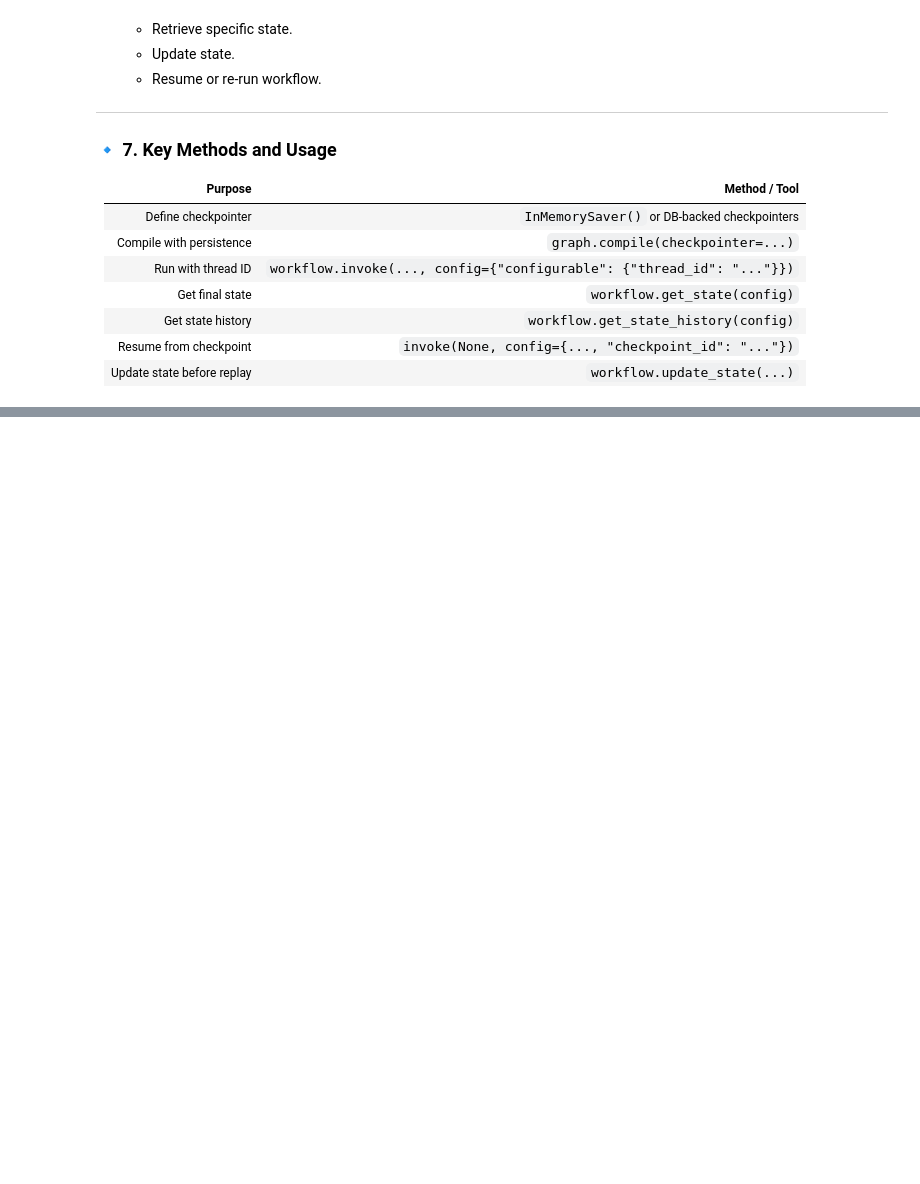
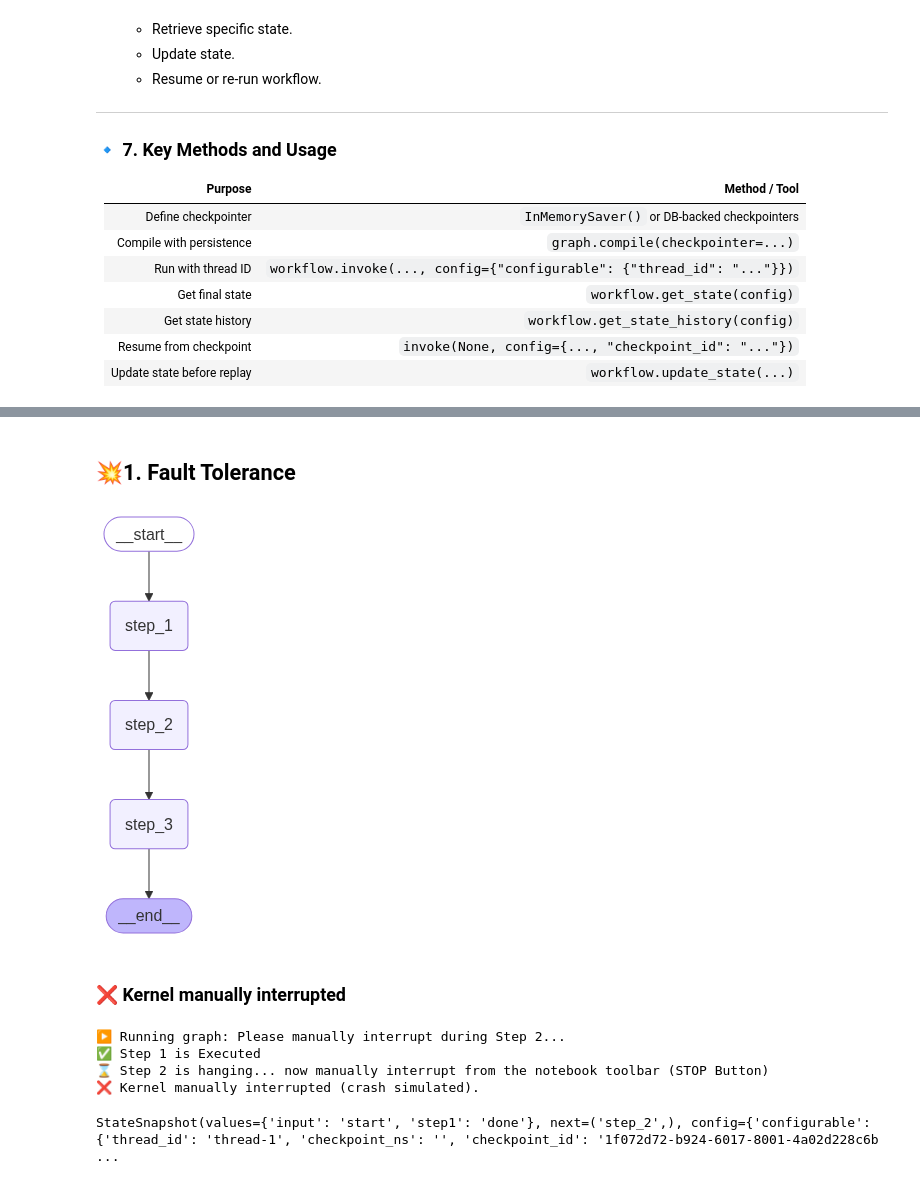
Before and after one commit to mohd-faizy/Agentic_AI_using_LangGraph, a Jupyter notebook: 05_Chatbot_LangGraph/11_Persistence_LangGraph.ipynb, the cells around one changed output, grey strips where cells are left out. Saved outputs shown, nothing was run; the diff lists cells and outputs as text; code cells hidden in the pictures; blank space fills up the shorter version.

```diff
--- a/05_Chatbot_LangGraph/11_Persistence_LangGraph.ipynb
+++ b/05_Chatbot_LangGraph/11_Persistence_LangGraph.ipynb
@@ -128,0 +214,65 @@
+# %% [markdown]
+## **💥1. Fault Tolerance**
+# %%
+from langgraph.graph import StateGraph, START, END
+from langgraph.checkpoint.memory import InMemorySaver
+from typing import TypedDict
+import time
+
+# 1. Define the state
+class CrashState(TypedDict, total=False):  # Use total=False to make keys optional
+    input: str
+    step1: str
+    step2: str
+    step3: str
+
+# 2. Define Steps
+def step_1(state: CrashState):
+    print("✅ Step 1 is Executed")
+    return {"step1": "done", "input": state["input"]}
+
+def step_2(state: CrashState):
+    print("⌛ Step 2 is hanging... now manually interrupt from the notebook toolbar (STOP Button)")
+    time.sleep(30)  # Simulate long-running process
+    return {"step2": "done"}
+
+def step_3(state: CrashState):
+    print("✅ Step 3 is Executed")
+    return {"step3": "done"}
+
+# 3. Build the graph
+builder = StateGraph(CrashState)
+builder.add_node("step_1", step_1)
+builder.add_node("step_2", step_2)
+builder.add_node("step_3", step_3)
+
+builder.add_edge(START, "step_1")
+builder.add_edge("step_1", "step_2")
+builder.add_edge("step_2", "step_3")
+builder.add_edge("step_3", END)
+
+# 5. Use an in-memory checkpoint saver
+checkpointer = InMemorySaver()
+graph = builder.compile(checkpointer=checkpointer)
+
+graph
+# %% [output]
+[figure, added]
+# %% [markdown]
+### **❌ Kernel manually interrupted**
+# %%
+# Run the graph
+try:
+    print("▶️ Running graph: Please manually interrupt during Step 2...")
+    graph.invoke({"input": "start"}, config={"configurable": {"thread_id": "thread-1"}})
+except KeyboardInterrupt:
+    print("❌ Kernel manually interrupted (crash simulated).")
+# %% [output]
+▶️ Running graph: Please manually interrupt during Step 2...
+✅ Step 1 is Executed
+⌛ Step 2 is hanging... now manually interrupt from the notebook toolbar (STOP Button)
+❌ Kernel manually interrupted (crash simulated).
+# %%
+graph.get_state({"configurable": {"thread_id": "thread-1"}})
+# %% [output]
+StateSnapshot(values={'input': 'start', 'step1': 'done'}, next=('step_2',), config={'configurable': {'thread_id': 'thread-1', 'checkpoint_ns': '', 'checkpoint_id': '1f072d72-b924-6017-8001-4a02d228c6b ...
```
Also changed, not shown: parts of 29 cells of this notebook, 1 other file.
